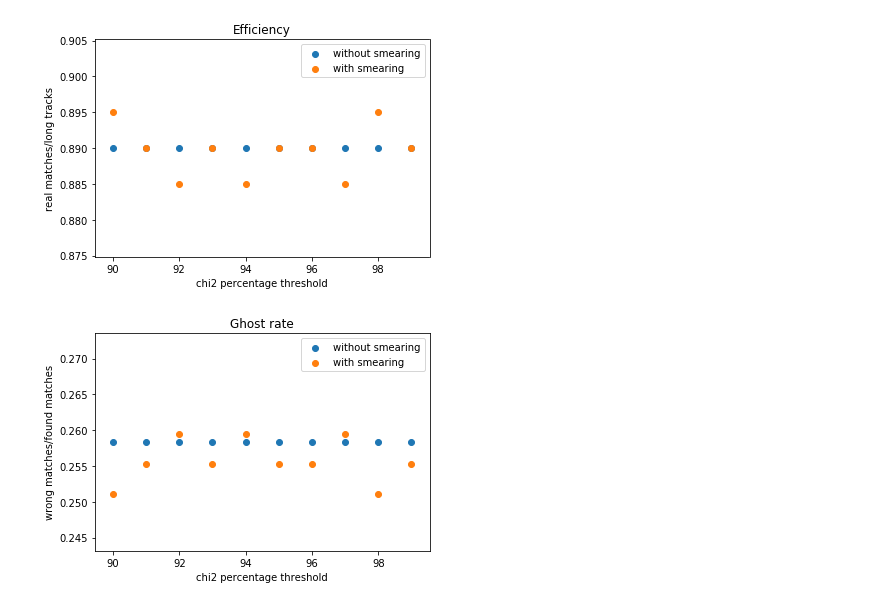
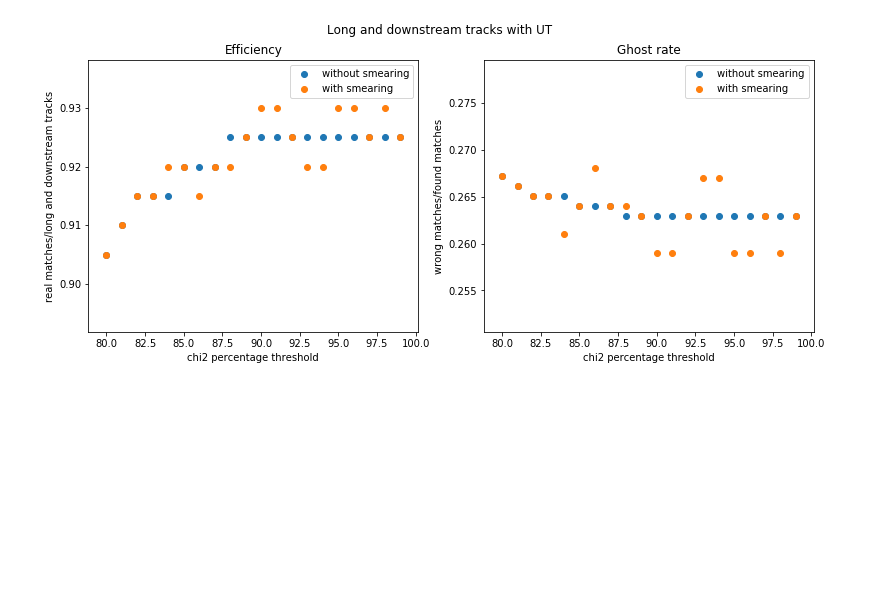
Before and after one commit to irenecortinovis/Semester-project-LHCB, a Jupyter notebook: matching/efficiencies_ghostrates.ipynb, the cells around one changed output. Saved outputs shown, nothing was run; the diff lists cells and outputs as text; code cells hidden in the pictures; blank space fills up the shorter version.

```diff
--- a/matching/efficiencies_ghostrates.ipynb
+++ b/matching/efficiencies_ghostrates.ipynb
@@ -111,38 +59,28 @@ plt.show()
-# %%
-#new file
-#no and with smearing
-#with cuts
-#unified
-#first last strategy
-#only long tracks (velovelo, not downstream, no UT)
-#2 sigma window also 1 sigma
-
-perc_list = range(99,89,-1)
-eff_list_wsm = [0.89, 0.895, 0.885, 0.89, 0.89, 0.885, 0.89, 0.885, 0.89, 0.895]
-ghostr_list_wsm = [0.25523012552301255, 0.2510460251046025, 0.2594142259414226, 0.25523012552301255, 0.25523012552301255, 0.2594142259414226, 0.25523012552301255, 0.2594142259414226, 0.25523012552301255, 0.2510460251046025]
-belowstats_list_wsm = [0.19560878243512975, 0.19541375872382852, 0.1952191235059761, 0.1952191235059761, 0.19541375872382852, 0.19502487562189055, 0.1952191235059761, 0.1952191235059761, 0.19502487562189055, 0.19502487562189055]
-
-
-eff_list_nosm = [0.89, 0.89, 0.89, 0.89, 0.89, 0.89, 0.89, 0.89, 0.89, 0.89]
-ghostr_list_nosm = [0.25833333333333336, 0.25833333333333336, 0.25833333333333336, 0.25833333333333336, 0.25833333333333336, 0.25833333333333336, 0.25833333333333336, 0.25833333333333336, 0.25833333333333336, 0.25833333333333336]
-belowstats_list_nosm = [0.18403755868544602, 0.18403755868544602, 0.18403755868544602, 0.18403755868544602, 0.18403755868544602, 0.18403755868544602, 0.18403755868544602, 0.18403755868544602, 0.18421052631578946, 0.18473138548539114]
-
-
-plt.scatter(perc_list,eff_list_nosm,label='without smearing')
-plt.scatter(perc_list,eff_list_wsm,label='with smearing')
-plt.xlabel('chi2 percentage threshold')
-plt.ylabel('real matches/long tracks')
-plt.legend(loc='best')
-plt.title('Efficiency')
-plt.show()
-
-plt.scatter(perc_list,ghostr_list_nosm,label='without smearing')
-plt.scatter(perc_list,ghostr_list_wsm,label='with smearing')
-plt.xlabel('chi2 percentage threshold')
-plt.ylabel('wrong matches/found matches')
-plt.legend(loc='best')
-plt.title('Ghost rate')
-plt.show()
-# %% [output]
-[figure, removed]
-[figure, removed]
+# %%
+#new file
+#no and with smearing
+#with cuts
+#unified
+#first last strategy
+#long and downstream tracks
+#2 sigma window
+
+fig, axs = plt.subplots(nrows=1, ncols=2, figsize=(13,5))
+fig.suptitle('Long and downstream tracks with UT')
+axs[0].scatter(perc_list_UT,eff_list_nosm_UT,label='without smearing')
+axs[0].scatter(perc_list_UT,eff_list_wsm_UT,label='with smearing')
+axs[0].set_xlabel('chi2 percentage threshold')
+axs[0].set_ylabel('real matches/long and downstream tracks')
+axs[0].legend(loc='best')
+axs[0].set_title('Efficiency')
+
+
+axs[1].scatter(perc_list_UT,ghostr_list_nosm_UT,label='without smearing')
+axs[1].scatter(perc_list_UT,ghostr_list_wsm_UT,label='with smearing')
+axs[1].set_xlabel('chi2 percentage threshold')
+axs[1].set_ylabel('wrong matches/found matches')
+axs[1].legend(loc='best')
+axs[1].set_title('Ghost rate')
+plt.show()
+# %% [output]
+[figure, added]
```
Also changed, not shown: parts of 8 cells of this notebook.
